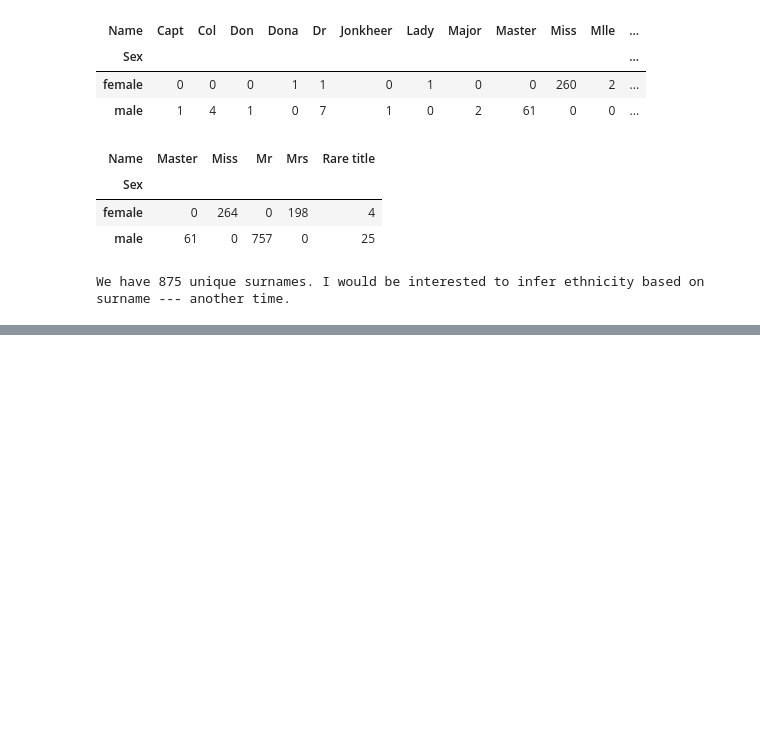
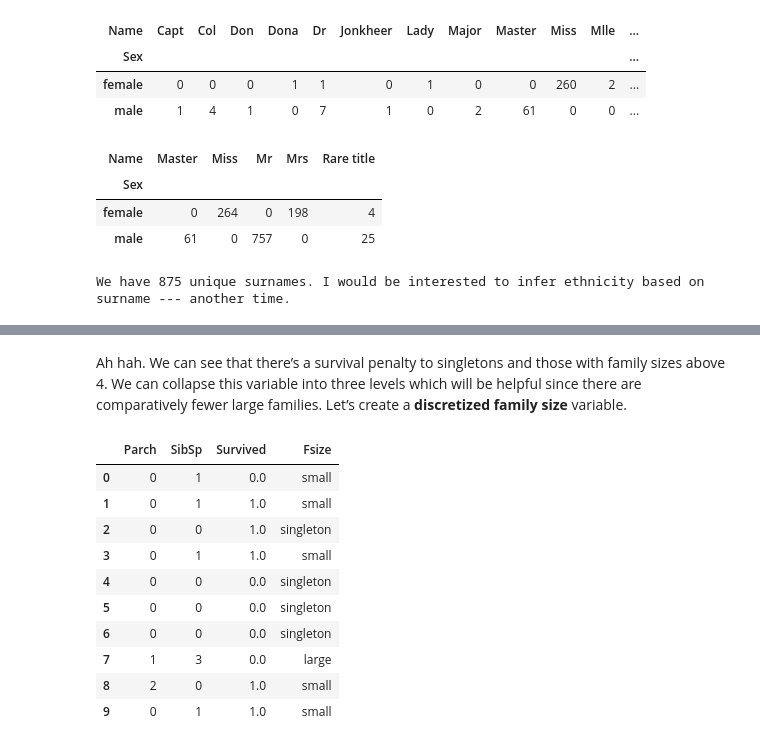
Before and after one commit to Overlytic/titanic, a Jupyter notebook: Titanic.ipynb, the cells around one changed output, grey strips where cells are left out. Drawn from its saved outputs; the diff is of its cells as text; code cells hidden in the pictures; blank space fills up the shorter version.

```diff
--- a/Titanic.ipynb
+++ b/Titanic.ipynb
@@ -147,0 +177,22 @@ We have 875 unique surnames. I would be interested to infer ethnicity based on s
+# %% [markdown]
+Ah hah. We can see that there’s a survival penalty to singletons and those with family sizes above 4. We can collapse this variable into three levels which will be helpful since there are comparatively fewer large families. Let’s create a **discretized family size** variable.
+# %%
+# Discretize family size
+family_df.ix[family_df.Fsize > 4, "Fsize"] = "large"
+family_df.ix[family_df.Fsize == 1, "Fsize"] = 'singleton'
+family_df.ix[(family_df.Fsize < 5) & (family_df.Fsize > 1), "Fsize"] = "small"
+
+
+family_df.head(10)
+# %% [output]
+|  | Parch | SibSp | Survived | Fsize |
+| 0 | 0 | 1 | 0.0 | small |
+| 1 | 0 | 1 | 1.0 | small |
+| 2 | 0 | 0 | 1.0 | singleton |
+| 3 | 0 | 1 | 1.0 | small |
+| 4 | 0 | 0 | 0.0 | singleton |
+| 5 | 0 | 0 | 0.0 | singleton |
+| 6 | 0 | 0 | 0.0 | singleton |
+| 7 | 1 | 3 | 0.0 | large |
+| 8 | 2 | 0 | 1.0 | small |
+| 9 | 0 | 1 | 1.0 | small |
```
Also changed, not shown: parts of 6 cells of this notebook, 1 other file.
